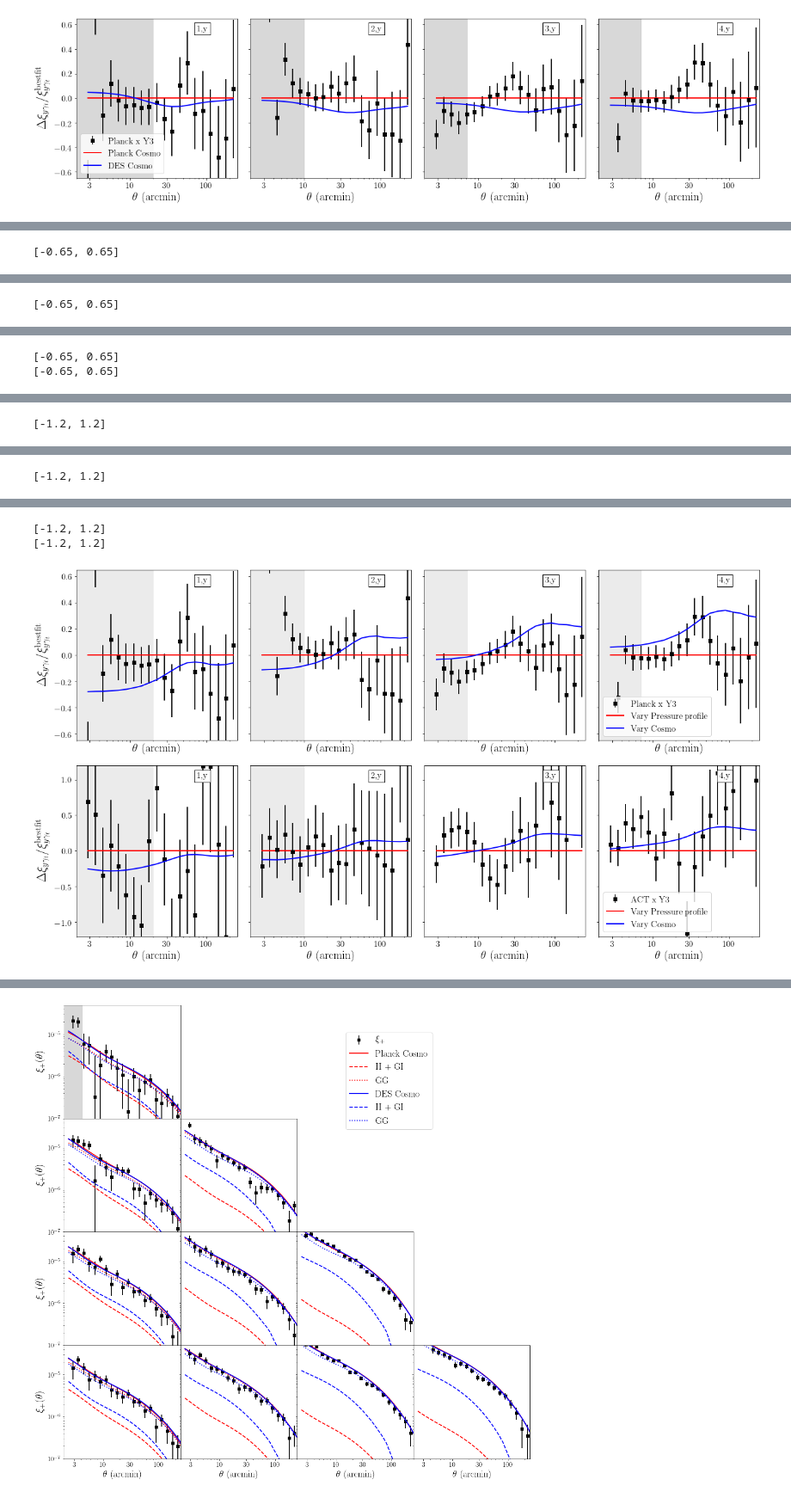
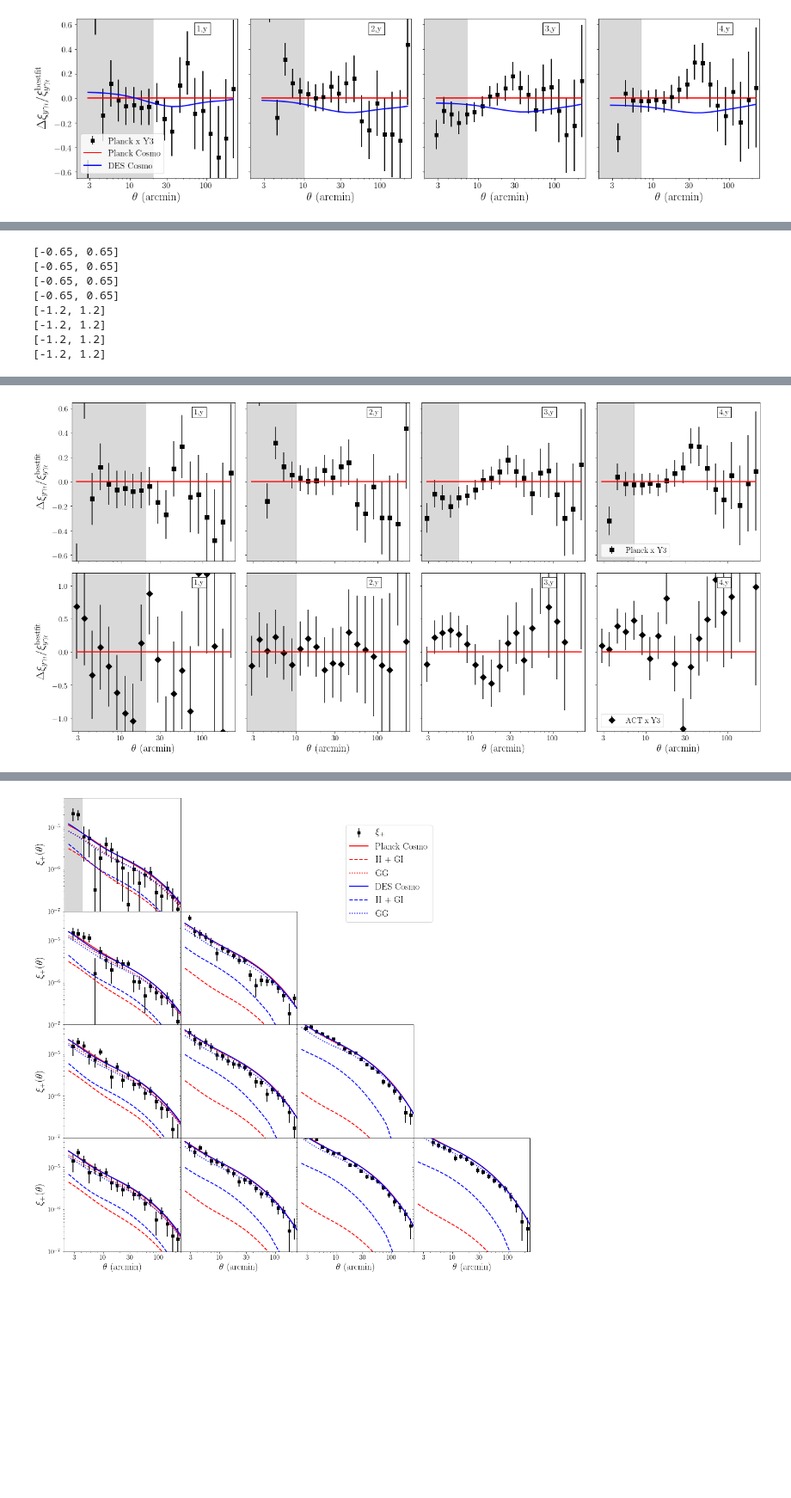
Before and after one commit to shivampcosmo/ACTxDESY3, a Jupyter notebook: src/plotting/final_chains_test.ipynb, the cells around one changed output, grey strips where cells are left out. Shown at 86% size. Cells and saved outputs as stored; diff of their text form; code cells hidden in the pictures; blank space fills up the shorter version.

```diff
--- a/src/plotting/final_chains_test.ipynb
+++ b/src/plotting/final_chains_test.ipynb
@@ -468,0 +625,8 @@ dfb['dv']
+# %%
+import pickle
+import pyfits as pf
+base = '/global/cscratch1/sd/mgatti/Mass_Mapping/TSZ_ACT/cosmosis/ACTxDESY3/src/results/'
+dd = dict()
+path_in = base+'DV_obj_temp_kk_gty_theoryDV_Planck_cosmos_B12_Oref_IA_2h_lin.pk'
+dd['IA lin'] = pickle.load(open(path_in,'rb'),fix_imports=True,encoding='latin')
+dd['IA lin'].xi_result_dict['gty'][0].keys()
@@ -484,16 +711,16 @@ labels = ['Planck Cosmo','DES Cosmo','OWLS AGN']
 colors = ['r','b','g']
 nbins = 4
 bins = (np.arange(4) + 1).astype(int)
-fig, ax_all = pl.subplots(2,4, figsize = (18,10),sharex=True,sharey='row')
+fig, ax_all = pl.subplots(2,4, figsize = (20,10),sharex=True,sharey='row')
 
 for j1 in range(2):
     ax = ax_all[j1]
     if cosmotype == 'PL':
         fnames = ['DV_MAP_values_xipm_gty_fidcuts_HM_delz_m_IA_P0A_P0z_al1_PLcosmo_finalrun3.pk']
-        dfb = pk.load(open('/global/cfs/cdirs/des/data_actxdes/bestfit_marco/best_fit_marg_B12_planck_data_mead.pkl','rb'))
+#         dfb = pk.load(open('/global/cfs/cdirs/des/data_actxdes/bestfit_marco/best_fit_marg_B12_planck_data_mead.pkl','rb'))
     if cosmotype == 'DES':
         fnames = ['DV_MAP_values_xipm_gty_fidcuts_HM_delz_m_IA_P0A_P0z_al1_DEScosmo_widep_finalrun3.pk']
-        dfb = pk.load(open('/global/cfs/cdirs/des/data_actxdes/bestfit_marco/best_fit_marg_B12_DES_data_mead.pkl','rb'))
+#         dfb = pk.load(open('/global/cfs/cdirs/des/data_actxdes/bestfit_marco/best_fit_marg_B12_DES_data_mead.pkl','rb'))
     if j1 == 1:
         yt = 2
         from astropy.io import fits
@@ -508,6 +735,7 @@ for j1 in range(2):
         label_yx = 'ACT x Y3'
         ylims = [-1.2,1.2]
         sc = [20,10,1.1,1.1]
+        markerv = 'D'
 
     if j1 == 0:
         yt = 1
@@ -522,7 +750,7 @@ for j1 in range(2):
         gty_cov = actf['COVMAT'].data[400:480,:][:,400:480]
         label_yx = 'Planck x Y3'
         ylims = [-0.65,0.65]
-
+        markerv= 's'
         sc = [20,10,7.1,7.1]
 
 
@@ -539,8 +767,8 @@ for j1 in range(2):
 
             Cl_j1_tot = DV.xi_result_dict['gty'][bin_str]['tot']
 
-            theta_jfb = dfb['dv'][0][j1]['theta']
-            Cl_jfb_tot = dfb['dv'][0][j1]['bin_' + str(j2+1) + '_' + str(0)]['tot']
+#             theta_jfb = dfb['dv'][0][j1]['theta']
+#             Cl_jfb_tot = dfb['dv'][0][j1]['bin_' + str(j2+1) + '_' + str(0)]['tot']
 
             sel_ind = np.where((bin1_gty == j2+1) & (bin2_gty == j2+1))[0]
 
@@ -552,7 +780,7 @@ for j1 in range(2):
 
 
             if do_residuals:
-                for jp in range(2):
+                for jp in range(1):
                     if jp == 0:
                         Cl_interp = interpolate.interp1d(np.log(theta_array), np.log(Cl_j1_tot),fill_value='extrapolate')
                         Cl_d_th = np.exp(Cl_interp(np.log(yk_th_g)))
@@ -567,12 +795,12 @@ for j1 in range(2):
                         Cl_d_th_ref = Cl_d_th
 
                     if jf == 0 and jp == 0:
-                        ax[j2].errorbar(yk_th_g, (yk_g - Cl_d_th_ref)/Cl_d_th_ref ,yerr=yk_err/Cl_d_th_ref, ls='',marker='s',color='black',label=label_yx)
+                        ax[j2].errorbar(yk_th_g, (yk_g - Cl_d_th_ref)/Cl_d_th_ref ,yerr=yk_err/Cl_d_th_ref, ls='',marker=markerv,color='black',label=label_yx,ms=8.0)
                     else:
-                        ax[j2].errorbar(yk_th_g, (yk_g - Cl_d_th_ref)/Cl_d_th_ref,yerr=yk_err/Cl_d_th_ref, ls='',marker='s',color='black')
+                        ax[j2].errorbar(yk_th_g, (yk_g - Cl_d_th_ref)/Cl_d_th_ref,yerr=yk_err/Cl_d_th_ref, ls='',marker=markerv,color='black',ms=8.0)
 
                     if ((jf in [0,1,2])):
-                        ax[j2].errorbar(yk_th_g, (Cl_d_th/Cl_d_th_ref) -1 , linestyle='-', marker='',lw = 2, color =color_jp,label=label_jp)
+                        ax[j2].errorbar(yk_th_g, (Cl_d_th/Cl_d_th_ref) -1 , linestyle='-', marker='',lw = 2, color =color_jp)
                     else:
                         ax[j2].errorbar(yk_th_g, (Cl_d_th/Cl_d_th_ref) -1 , linestyle='-', marker='',lw = 2, color =color_jp)
 
@@ -590,7 +818,7 @@ for j1 in range(2):
                     ax[j2].errorbar(theta_array, Cl_j1_1h, linestyle='--', marker='',lw = 2, color =colors[jf],label='1-halo')
                     ax[j2].errorbar(theta_array, Cl_j1_2h, linestyle=':', marker='',lw = 2, color =colors[jf],label='2-halo')
 
-            ax[j2].axvspan(0,sc[j2],alpha=0.08,color='k')
+            ax[j2].axvspan(0,sc[j2],alpha=0.15,color='k')
             ax[j2].set_xscale('log')
 
             if do_residuals:
@@ -600,8 +828,8 @@ for j1 in range(2):
                 ax[j2].set_yscale('log')
                 ax[j2].set_ylim(1e-11,2e-9)
 
-
-            ax[j2].set_xlabel(r'$\theta$ (arcmin)', size = 20)
+            if j1==1:
+                ax[j2].set_xlabel(r'$\theta$ (arcmin)', size = 20)
             ticks  = np.array([3,10,30,100])
             labels_bottom = ticks
             ax[j2].set_xticks(ticks)
@@ -609,7 +837,7 @@ for j1 in range(2):
 
             ax[j2].tick_params(axis='both', which='minor', labelsize=15)
             ax[j2].tick_params(axis='both', which='major', labelsize=15)
-            ax[j2].set_xlim((2,250))
+            ax[j2].set_xlim((2.5,250))
             ax[j2].text( 0.75, 0.96,str(j2+1) + ',y', verticalalignment='top', horizontalalignment='left', transform=ax[j2].transAxes, fontsize=15, bbox=dict(facecolor='white', edgecolor='black'))
 
 
@@ -630,6 +858,7 @@ for j1 in range(2):
 
 pl.tight_layout()
 
-fig.savefig('gty_residual_vary_cosmo_varyP_' + str(cosmotype) + '.pdf')
+# fig.savefig('gty_residual_vary_cosmo_varyP_' + str(cosmotype) + '.pdf')
+fig.savefig('gty_residual_bestfit.pdf')
 # %% [output]
 WARNING:matplotlib.legend:No handles with labels found to put in legend.
@@ -636 +870,8 @@ WARNING:matplotlib.legend:No handles with labels found to put in legend.
 [-0.65, 0.65]
+[-0.65, 0.65]
+[-0.65, 0.65]
+[-0.65, 0.65]
+[-1.2, 1.2]
+[-1.2, 1.2]
+[-1.2, 1.2]
+[-1.2, 1.2]
@@ -638 +877,0 @@ WARNING:matplotlib.legend:No handles with labels found to put in legend.
-[-0.65, 0.65]
@@ -640,2 +877,0 @@ WARNING:matplotlib.legend:No handles with labels found to put in legend.
-[-0.65, 0.65]
-[-0.65, 0.65]
@@ -643 +877,0 @@ WARNING:matplotlib.legend:No handles with labels found to put in legend.
-[-1.2, 1.2]
@@ -645 +877,0 @@ WARNING:matplotlib.legend:No handles with labels found to put in legend.
-[-1.2, 1.2]
@@ -647,3 +878 @@ WARNING:matplotlib.legend:No handles with labels found to put in legend.
-[-1.2, 1.2]
-[-1.2, 1.2]
-[figure, old version]
+[figure, new version]
```
Also changed, not shown: parts of 43 cells of this notebook, 46 other files.
